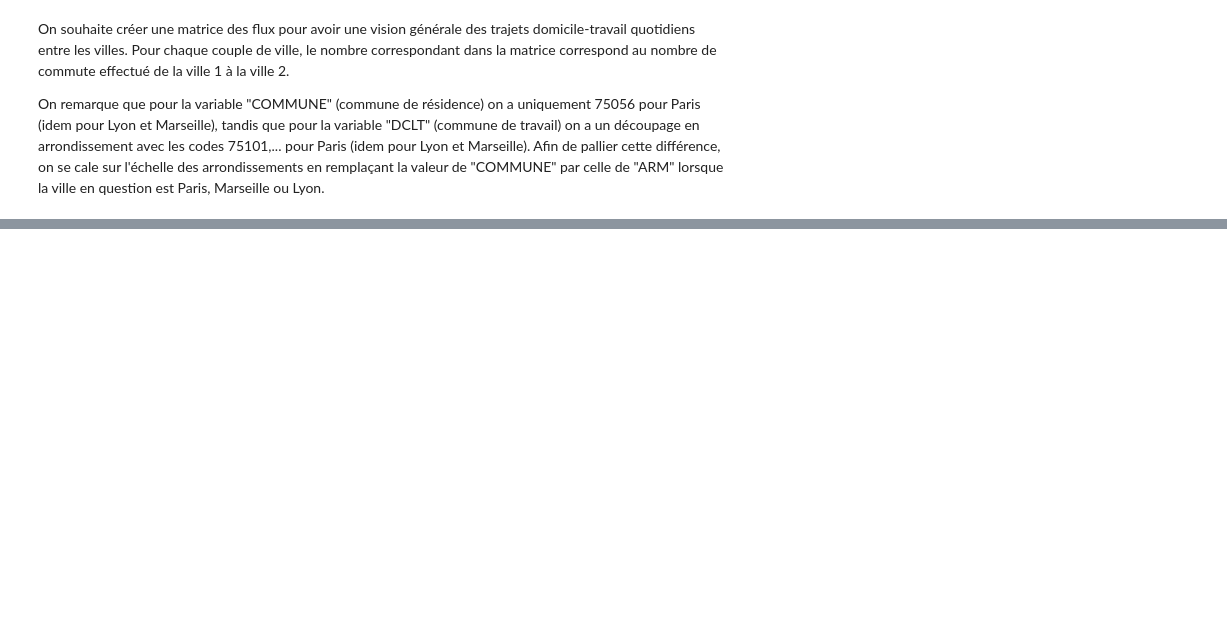
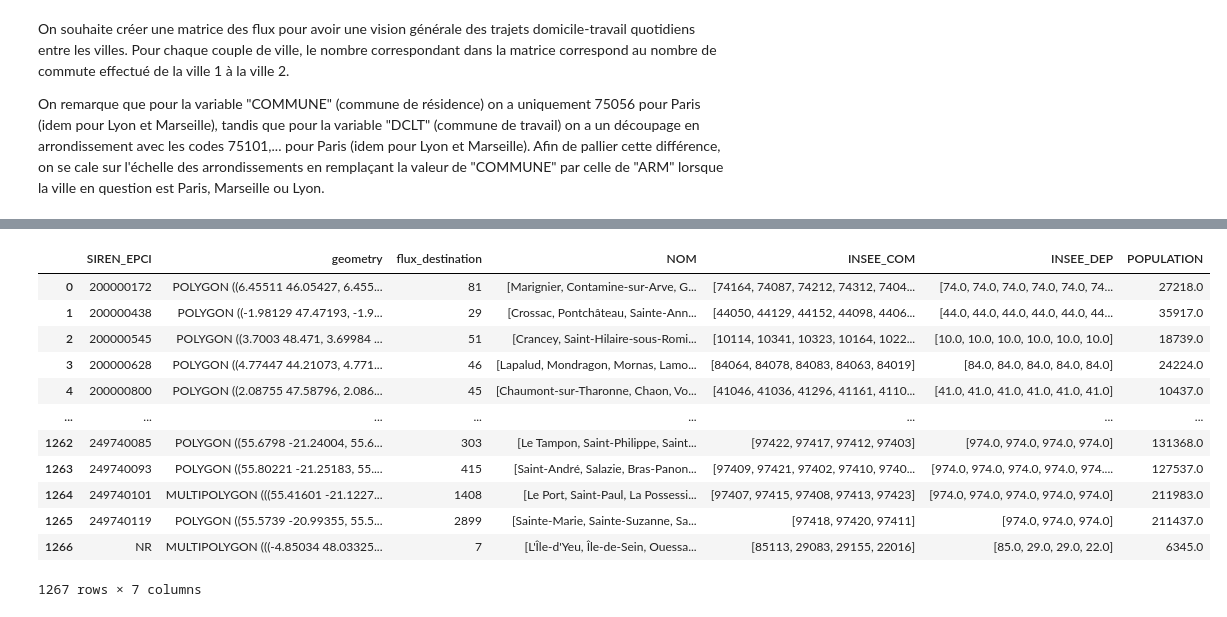
Before and after one commit to Qntouille/statapp, a Jupyter notebook: stat_desc_mobpro.ipynb, the cells around one changed output, grey strips where cells are left out. Cells and saved outputs as stored; diff of their text form; code cells hidden in the pictures; blank space fills up the shorter version.

```diff
--- a/stat_desc_mobpro.ipynb
+++ b/stat_desc_mobpro.ipynb
@@ -256,0 +385,25 @@ plot_flux_gradient(df_flux_vert_destination_m, "vert", "Figure - Flux (domicile-
+# %%
+import geopandas as gpd
+import pandas as pd
+
+# Conversion en GeoDataFrame si nécessaire
+if not isinstance(df_flux_jaune_destination_m, gpd.GeoDataFrame):
+    df_flux_jaune_destination_m = gpd.GeoDataFrame(df_flux_jaune_destination_m, geometry='geometry')
+
+# Agrégation des données par EPCI (sans la géométrie pour l'instant)
+df_epci = df_flux_jaune_destination_m.groupby('SIREN_EPCI').agg({
+    'flux_destination': 'sum',  # Somme des flux
+    'NOM': list,                # Liste des noms de villes
+    'INSEE_COM': list,          # Liste des codes INSEE
+    'INSEE_DEP': list,          # Liste des départements
+    'POPULATION': 'sum'         # Population totale par EPCI
+}).reset_index()
+
+# Fusion des polygones par EPCI avec GeoPandas (via dissolve)
+gdf_epci = df_flux_jaune_destination_m.dissolve(by='SIREN_EPCI', aggfunc='sum')
+
+# Joindre les informations non géométriques au GeoDataFrame final
+gdf_epci = gdf_epci[['geometry']].merge(df_epci, on='SIREN_EPCI')
+
+# Résultat final
+print(gdf_epci.head())
@@ -256,0 +428,16 @@ plot_flux_gradient(df_flux_vert_destination_m, "vert", "Figure - Flux (domicile-
+# %%
+gdf_epci
+# %% [output]
+|  | SIREN_EPCI | geometry | flux_destination | NOM | INSEE_COM | INSEE_DEP | POPULATION |
+| 0 | 200000172 | POLYGON ((6.45511 46.05427, 6.455... | 81 | [Marignier, Contamine-sur-Arve, G... | [74164, 74087, 74212, 74312, 7404... | [74.0, 74.0, 74.0, 74.0, 74.0, 74... | 27218.0 |
+| 1 | 200000438 | POLYGON ((-1.98129 47.47193, -1.9... | 29 | [Crossac, Pontchâteau, Sainte-Ann... | [44050, 44129, 44152, 44098, 4406... | [44.0, 44.0, 44.0, 44.0, 44.0, 44... | 35917.0 |
+| 2 | 200000545 | POLYGON ((3.7003 48.471, 3.69984 ... | 51 | [Crancey, Saint-Hilaire-sous-Romi... | [10114, 10341, 10323, 10164, 1022... | [10.0, 10.0, 10.0, 10.0, 10.0, 10.0] | 18739.0 |
+| 3 | 200000628 | POLYGON ((4.77447 44.21073, 4.771... | 46 | [Lapalud, Mondragon, Mornas, Lamo... | [84064, 84078, 84083, 84063, 84019] | [84.0, 84.0, 84.0, 84.0, 84.0] | 24224.0 |
+| 4 | 200000800 | POLYGON ((2.08755 47.58796, 2.086... | 45 | [Chaumont-sur-Tharonne, Chaon, Vo... | [41046, 41036, 41296, 41161, 4110... | [41.0, 41.0, 41.0, 41.0, 41.0, 41.0] | 10437.0 |
+| ... | ... | ... | ... | ... | ... | ... | ... |
+| 1262 | 249740085 | POLYGON ((55.6798 -21.24004, 55.6... | 303 | [Le Tampon, Saint-Philippe, Saint... | [97422, 97417, 97412, 97403] | [974.0, 974.0, 974.0, 974.0] | 131368.0 |
+| 1263 | 249740093 | POLYGON ((55.80221 -21.25183, 55.... | 415 | [Saint-André, Salazie, Bras-Panon... | [97409, 97421, 97402, 97410, 9740... | [974.0, 974.0, 974.0, 974.0, 974.... | 127537.0 |
+| 1264 | 249740101 | MULTIPOLYGON (((55.41601 -21.1227... | 1408 | [Le Port, Saint-Paul, La Possessi... | [97407, 97415, 97408, 97413, 97423] | [974.0, 974.0, 974.0, 974.0, 974.0] | 211983.0 |
+| 1265 | 249740119 | POLYGON ((55.5739 -20.99355, 55.5... | 2899 | [Sainte-Marie, Sainte-Suzanne, Sa... | [97418, 97420, 97411] | [974.0, 974.0, 974.0] | 211437.0 |
+| 1266 | NR | MULTIPOLYGON (((-4.85034 48.03325... | 7 | [L'Île-d'Yeu, Île-de-Sein, Ouessa... | [85113, 29083, 29155, 22016] | [85.0, 29.0, 29.0, 22.0] | 6345.0 |
+1267 rows × 7 columns
```
Also changed, not shown: parts of 20 cells of this notebook, 1 other file.
